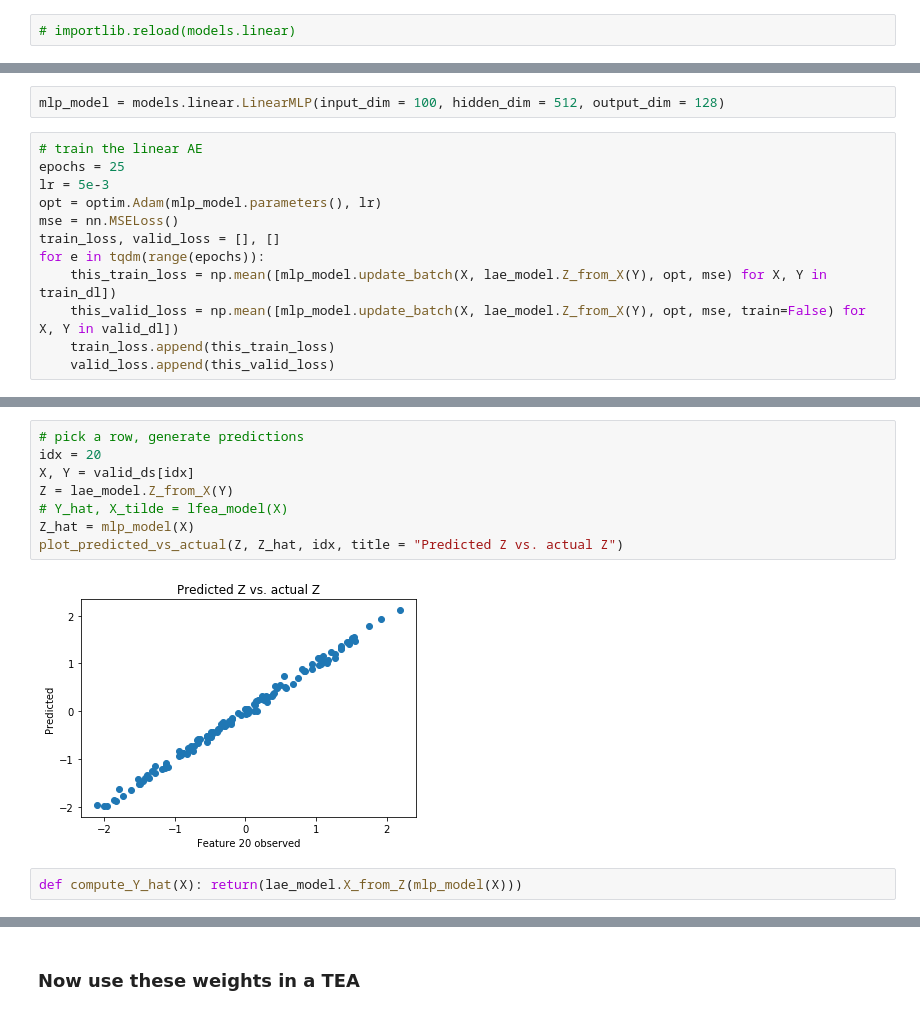
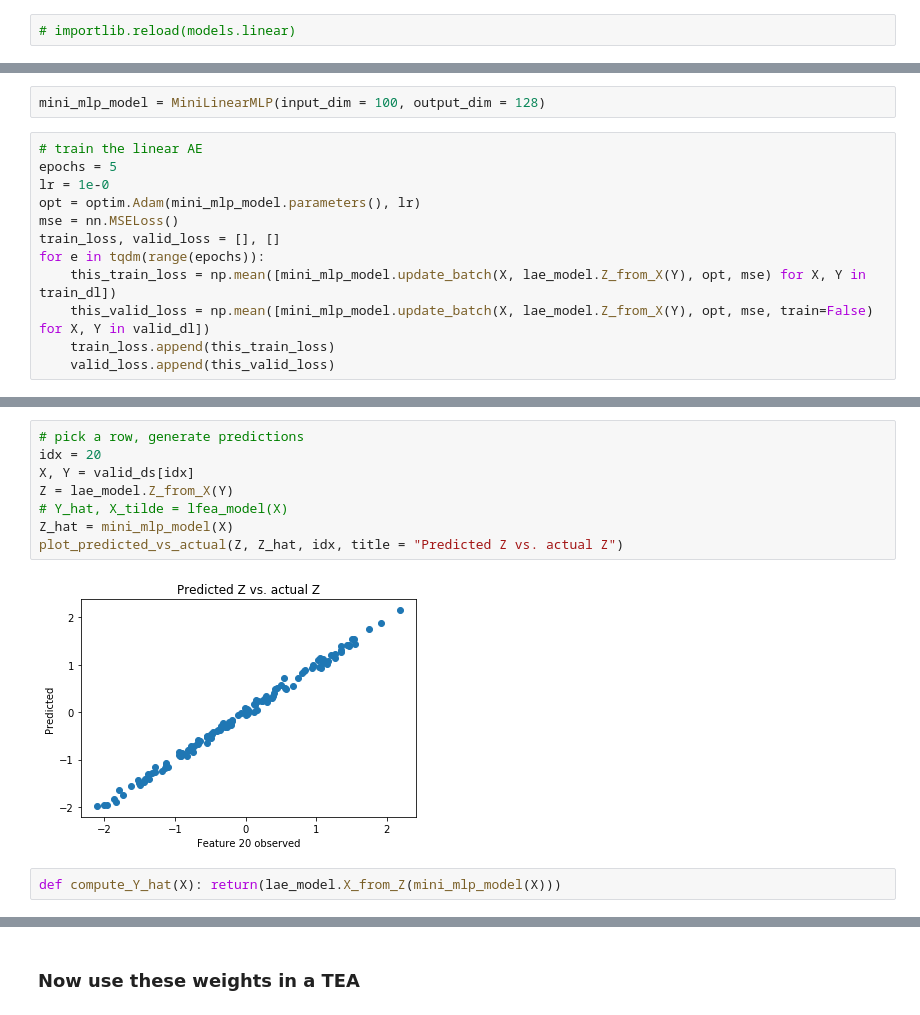
Before and after one commit to notreallyme2/teas, a Jupyter notebook: linear_teas.ipynb, the cells around one changed output, grey strips where cells are left out. Cells and saved outputs as stored; diff of their text form.

```diff
--- a/linear_teas.ipynb
+++ b/linear_teas.ipynb
@@ -90,15 +136,15 @@ Now we train an MLP to map X to Z
 # %%
-mlp_model = models.linear.LinearMLP(input_dim = 100, hidden_dim = 512, output_dim = 128)
+mini_mlp_model = MiniLinearMLP(input_dim = 100, output_dim = 128)
 # %%
 # train the linear AE
-epochs = 25
-lr = 5e-3
-opt = optim.Adam(mlp_model.parameters(), lr)
+epochs = 5
+lr = 1e-0
+opt = optim.Adam(mini_mlp_model.parameters(), lr)
 mse = nn.MSELoss()
 train_loss, valid_loss = [], []
 for e in tqdm(range(epochs)):
-    this_train_loss = np.mean([mlp_model.update_batch(X, lae_model.Z_from_X(Y), opt, mse) for X, Y in train_dl])
-    this_valid_loss = np.mean([mlp_model.update_batch(X, lae_model.Z_from_X(Y), opt, mse, train=False) for X, Y in valid_dl])
+    this_train_loss = np.mean([mini_mlp_model.update_batch(X, lae_model.Z_from_X(Y), opt, mse) for X, Y in train_dl])
+    this_valid_loss = np.mean([mini_mlp_model.update_batch(X, lae_model.Z_from_X(Y), opt, mse, train=False) for X, Y in valid_dl])
     train_loss.append(this_train_loss)
     valid_loss.append(this_valid_loss)
 # %%
@@ -108,15 +154,15 @@ plot_losses(epochs, train_loss, valid_loss)
 # %%
 # pick a row, generate predictions
 idx = 20
 X, Y = valid_ds[idx]
 Z = lae_model.Z_from_X(Y)
 # Y_hat, X_tilde = lfea_model(X)
-Z_hat = mlp_model(X)
+Z_hat = mini_mlp_model(X)
 plot_predicted_vs_actual(Z, Z_hat, idx, title = "Predicted Z vs. actual Z")
 # %% [output]
-[figure, old version]
+[figure, new version]
 # %%
-def compute_Y_hat(X): return(lae_model.X_from_Z(mlp_model(X)))
+def compute_Y_hat(X): return(lae_model.X_from_Z(mini_mlp_model(X)))
 # %%
 # test losses
 test_pred = []
```
Also changed, not shown: parts of 20 cells of this notebook, 1 other file.
